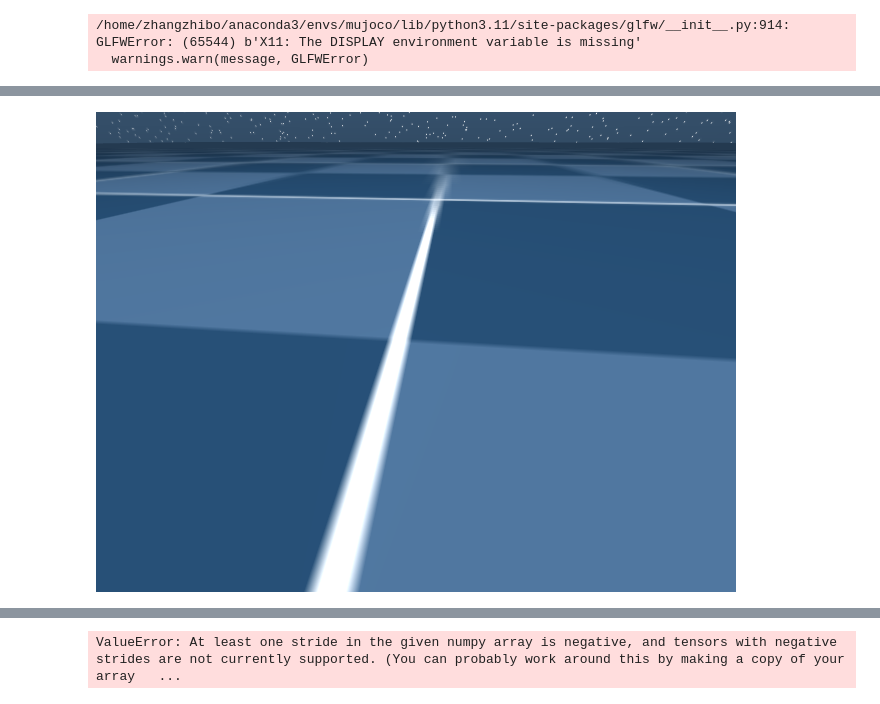
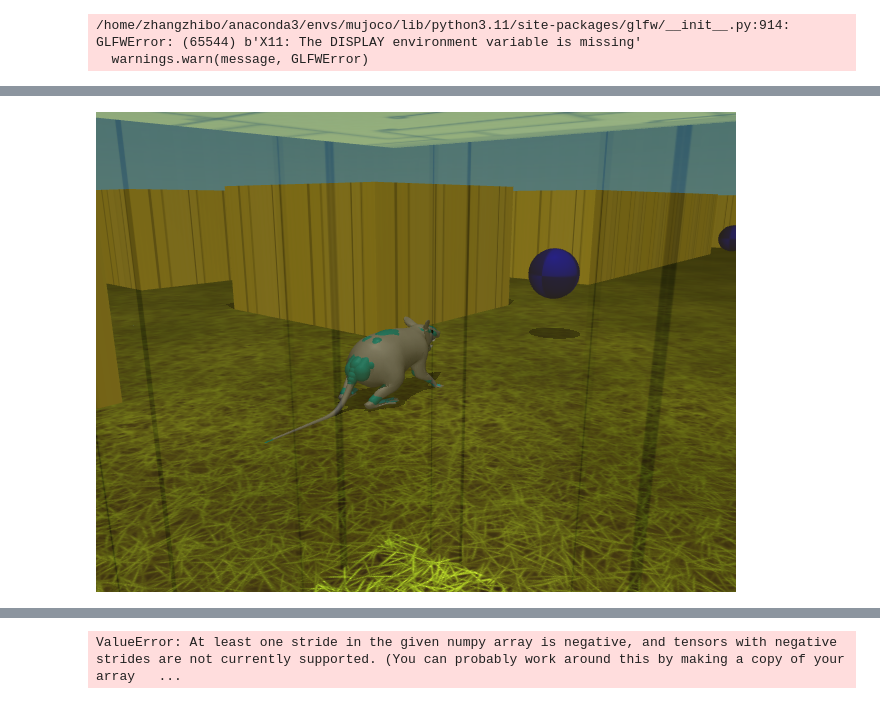
Before and after one commit to Hippozhibos/CyberSpine, a Jupyter notebook: example.ipynb, the cells around one changed output, grey strips where cells are left out. Cells and saved outputs as stored; diff of their text form; code cells hidden in the pictures.

Commit message:
Try to render training results.

```diff
--- a/example.ipynb
+++ b/example.ipynb
@@ -198 +257,4 @@ env = mice_env.rodent_go_to_target()
+# %%
+# env = mice_env.rodent_go_to_target()
+env_render = rodent_maze_forage()
 # %%
@@ -218,9 +263,9 @@ plt.show()
 # %%
 frame_size = {'width': 640, 'height': 480}
-pixels = env.physics.render(camera_id=3,**frame_size)
+pixels = env_render.physics.render(camera_id=3,**frame_size)
 PIL.Image.fromarray(pixels)
 # %% [output]
-[figure, old version]
+[figure, new version]
 # %%
 def random_policy(time_step):
     # Generates random actions within the specified range
```
Also changed, not shown: parts of 11 cells of this notebook, 1 other file.
